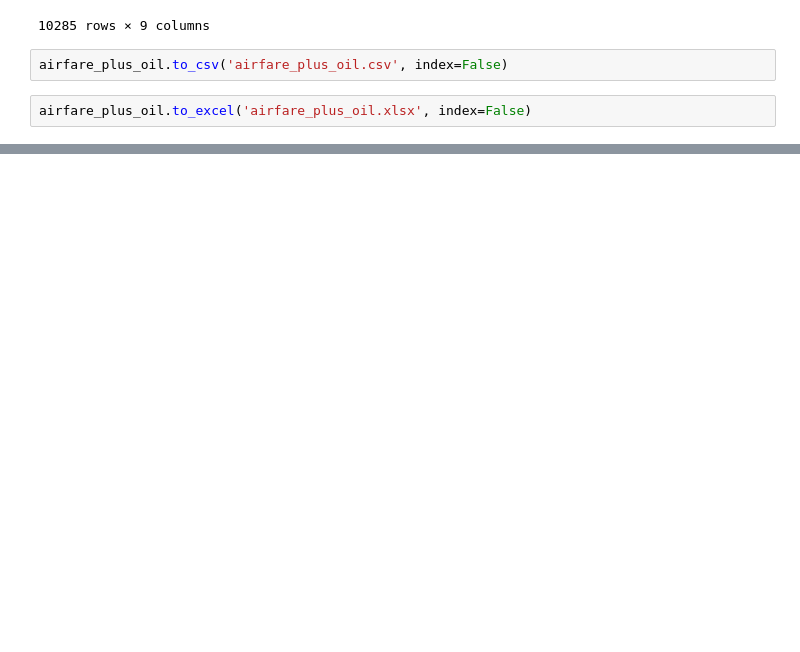
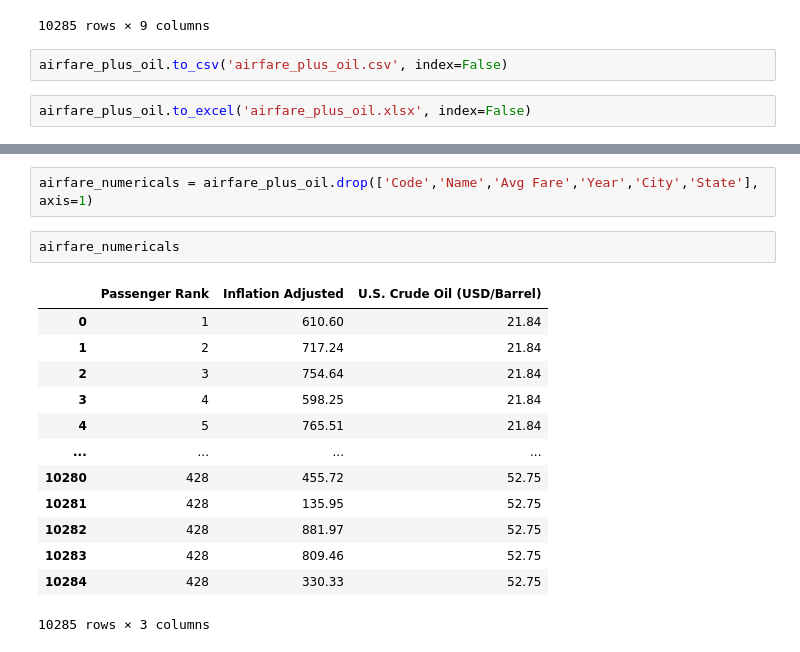
Before and after one commit to hteeter13/TeeterFinalProject, a Jupyter notebook: Data Analytics Final Project.ipynb, the cells around one changed output, grey strips where cells are left out. Drawn from its saved outputs; the diff is of its cells as text; blank space fills up the shorter version.

```diff
--- a/Data Analytics Final Project.ipynb
+++ b/Data Analytics Final Project.ipynb
@@ -1377,0 +1435,18 @@ airfare_plus_oil.to_excel('airfare_plus_oil.xlsx', index=False)
+# %%
+airfare_numericals = airfare_plus_oil.drop(['Code','Name','Avg Fare','Year','City','State'], axis=1)
+# %%
+airfare_numericals
+# %% [output]
+|  | Passenger Rank | Inflation Adjusted | U.S. Crude Oil (USD/Barrel) |
+| 0 | 1 | 610.60 | 21.84 |
+| 1 | 2 | 717.24 | 21.84 |
+| 2 | 3 | 754.64 | 21.84 |
+| 3 | 4 | 598.25 | 21.84 |
+| 4 | 5 | 765.51 | 21.84 |
+| ... | ... | ... | ... |
+| 10280 | 428 | 455.72 | 52.75 |
+| 10281 | 428 | 135.95 | 52.75 |
+| 10282 | 428 | 881.97 | 52.75 |
+| 10283 | 428 | 809.46 | 52.75 |
+| 10284 | 428 | 330.33 | 52.75 |
+10285 rows × 3 columns
```
Also changed, not shown: parts of 55 cells of this notebook.
